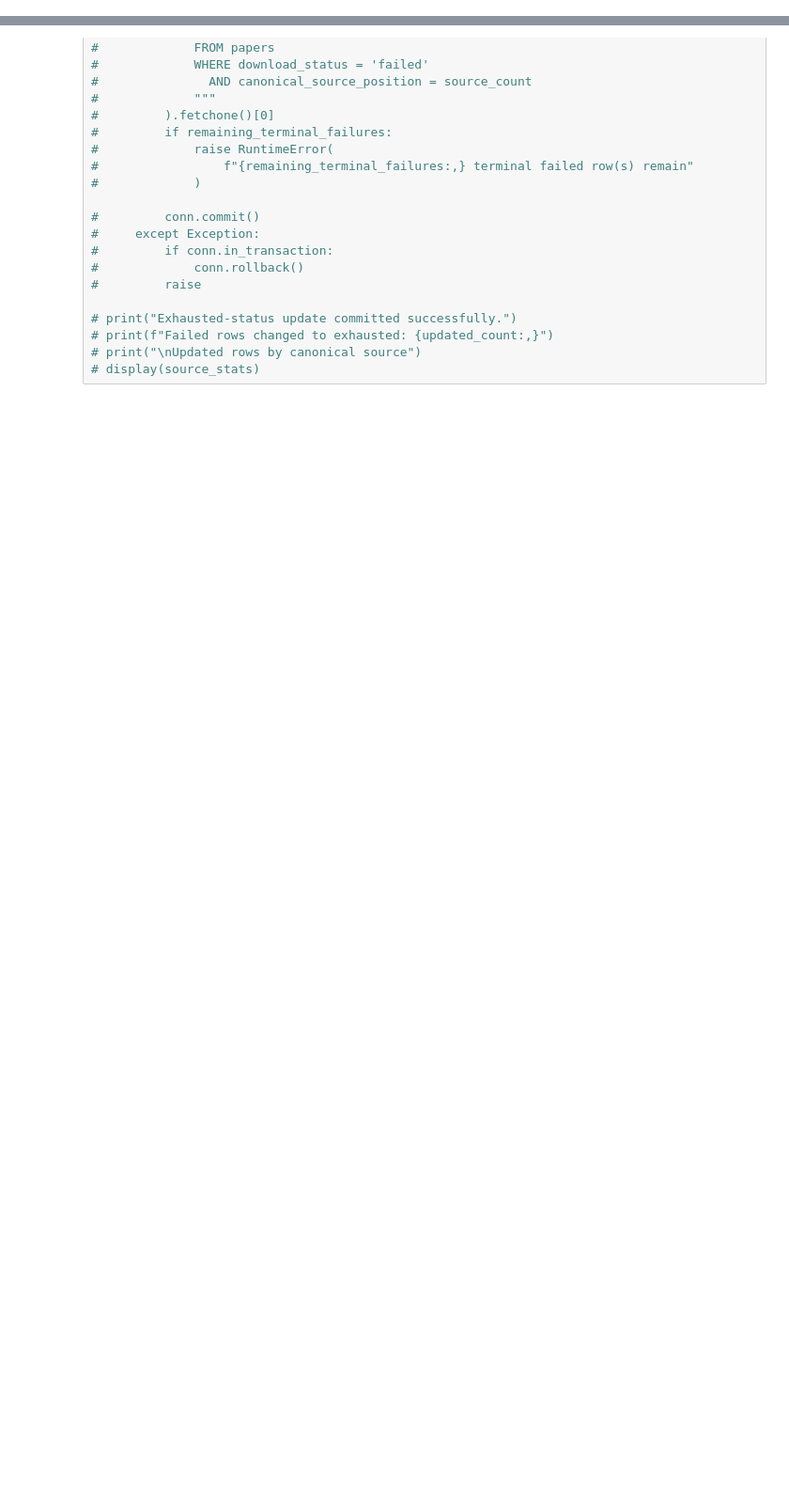
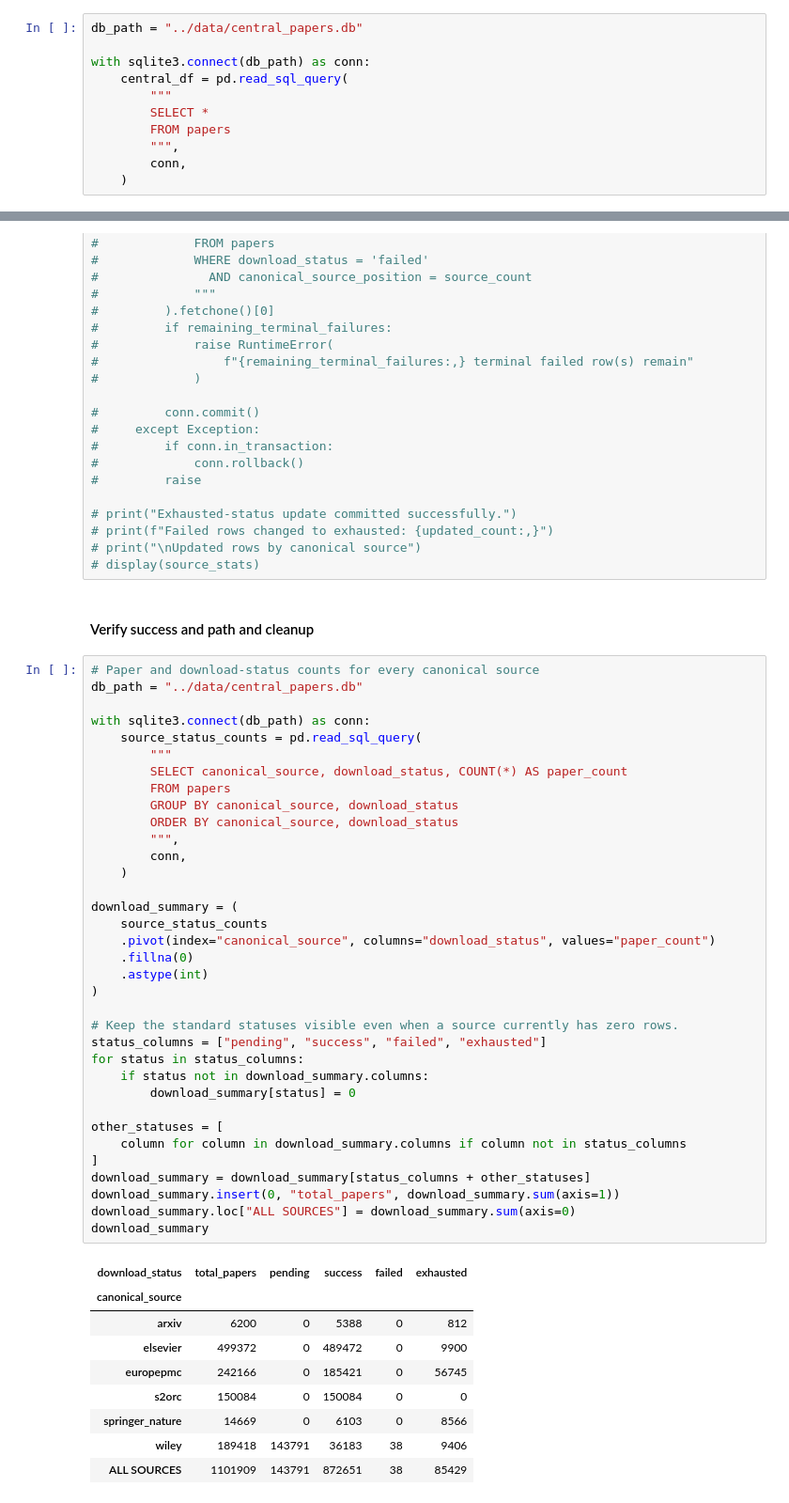
Before and after one commit to kevingeo11/synth_extract, a Jupyter notebook: notebooks/central_db_mod.ipynb, the cells around one changed output, grey strips where cells are left out. Shown at 94% size. Cells and saved outputs as stored; diff of their text form; blank space fills up the shorter version.

Commit message:
cleanup

```diff
--- a/notebooks/central_db_mod.ipynb
+++ b/notebooks/central_db_mod.ipynb
@@ -3069,0 +3082,11 @@ download_summary
+# %%
+db_path = "../data/central_papers.db"
+
+with sqlite3.connect(db_path) as conn:
+    central_df = pd.read_sql_query(
+        """
+        SELECT *
+        FROM papers
+        """,
+        conn,
+    )
@@ -3310,3 +3344,50 @@ print(f"\nFailed papers with another source available: {len(failed_with_more_sou
 # print(f"Failed rows changed to exhausted: {updated_count:,}")
 # print("\nUpdated rows by canonical source")
 # display(source_stats)
+# %% [markdown]
+#### Verify success and path and cleanup
+# %%
+# Paper and download-status counts for every canonical source
+db_path = "../data/central_papers.db"
+
+with sqlite3.connect(db_path) as conn:
+    source_status_counts = pd.read_sql_query(
+        """
+        SELECT canonical_source, download_status, COUNT(*) AS paper_count
+        FROM papers
+        GROUP BY canonical_source, download_status
+        ORDER BY canonical_source, download_status
+        """,
+        conn,
+    )
+
+download_summary = (
+    source_status_counts
+    .pivot(index="canonical_source", columns="download_status", values="paper_count")
+    .fillna(0)
+    .astype(int)
+)
+
+# Keep the standard statuses visible even when a source currently has zero rows.
+status_columns = ["pending", "success", "failed", "exhausted"]
+for status in status_columns:
+    if status not in download_summary.columns:
+        download_summary[status] = 0
+
+other_statuses = [
+    column for column in download_summary.columns if column not in status_columns
+]
+download_summary = download_summary[status_columns + other_statuses]
+download_summary.insert(0, "total_papers", download_summary.sum(axis=1))
+download_summary.loc["ALL SOURCES"] = download_summary.sum(axis=0)
+download_summary
+# %% [output]
+| download_status | total_papers | pending | success | failed | exhausted |
+| canonical_source |  |  |  |  |  |
+| arxiv | 6200 | 0 | 5388 | 0 | 812 |
+| elsevier | 499372 | 0 | 489472 | 0 | 9900 |
+| europepmc | 242166 | 0 | 185421 | 0 | 56745 |
+| s2orc | 150084 | 0 | 150084 | 0 | 0 |
+| springer_nature | 14669 | 0 | 6103 | 0 | 8566 |
+| wiley | 189418 | 143791 | 36183 | 38 | 9406 |
+| ALL SOURCES | 1101909 | 143791 | 872651 | 38 | 85429 |
```
Also changed, not shown: parts of 6 cells of this notebook, 2 other files.
